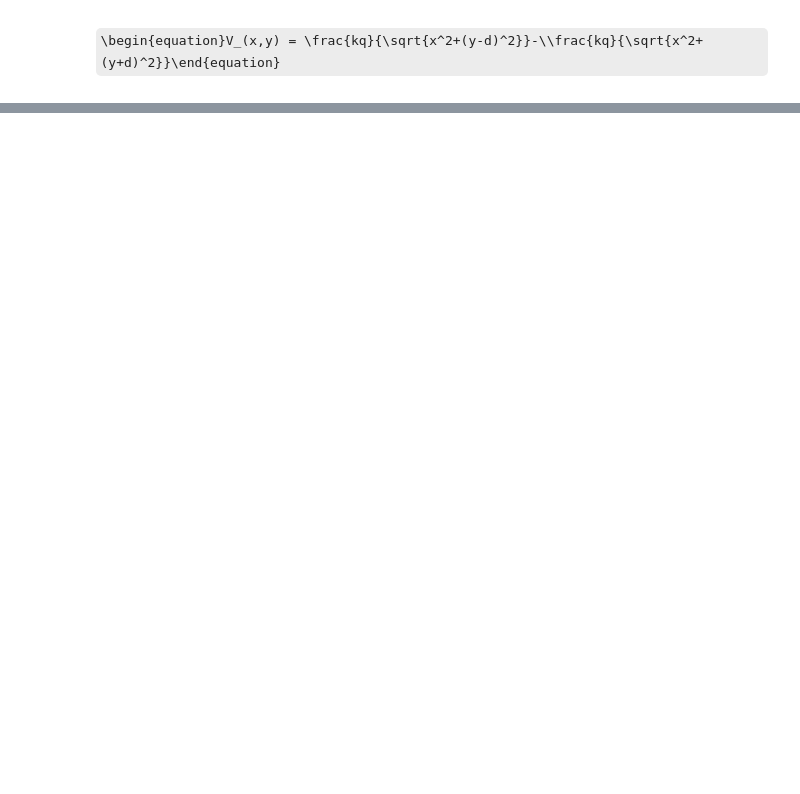
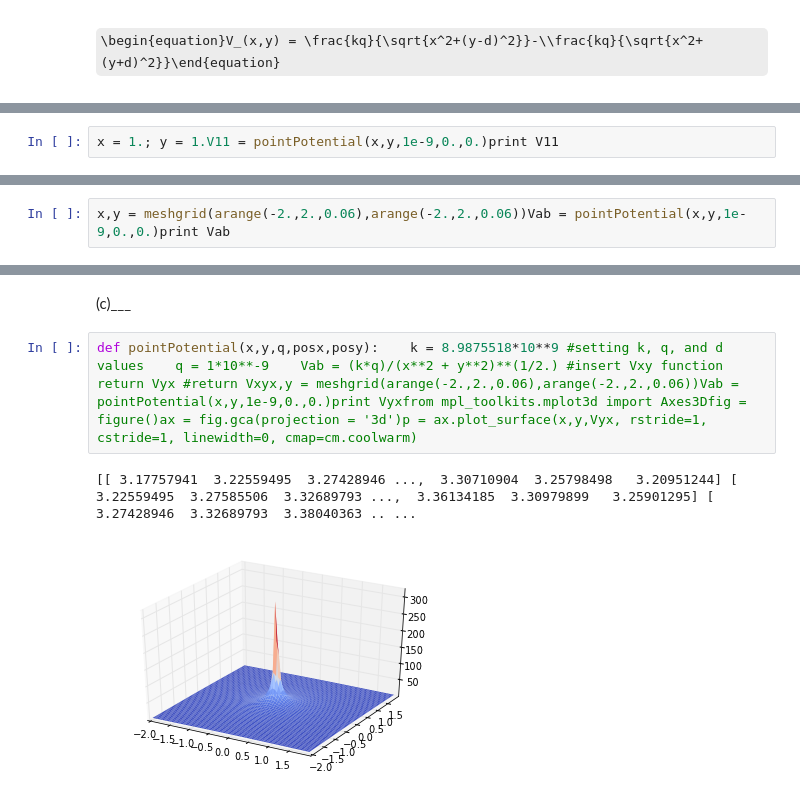
Before and after one commit to dnavaret/PHYS202-S13, a Jupyter notebook: Week4/Day1Tues.ipynb, the cells around one changed output, grey strips where cells are left out. Saved outputs shown, nothing was run; the diff lists cells and outputs as text; some formulas as TeX source; blank space fills up the shorter version.

```diff
--- a/Week4/Day1Tues.ipynb
+++ b/Week4/Day1Tues.ipynb
@@ -67,0 +81,2 @@ ValueError: total size of new array must be unchanged
+# %%
+x = 1.; y = 1.V11 = pointPotential(x,y,1e-9,0.,0.)print V11
@@ -67,0 +85,2 @@ ValueError: total size of new array must be unchanged
+# %%
+x,y = meshgrid(arange(-2.,2.,0.06),arange(-2.,2.,0.06))Vab = pointPotential(x,y,1e-9,0.,0.)print Vab
@@ -67,0 +95,7 @@ ValueError: total size of new array must be unchanged
+# %% [markdown]
+(c)___
+# %%
+def pointPotential(x,y,q,posx,posy):    k = 8.9875518*10**9 #setting k, q, and d values    q = 1*10**-9    Vab = (k*q)/(x**2 + y**2)**(1/2.) #insert Vxy function    return Vyx #return Vxyx,y = meshgrid(arange(-2.,2.,0.06),arange(-2.,2.,0.06))Vab = pointPotential(x,y,1e-9,0.,0.)print Vyxfrom mpl_toolkits.mplot3d import Axes3Dfig = figure()ax = fig.gca(projection = '3d')p = ax.plot_surface(x,y,Vyx, rstride=1, cstride=1, linewidth=0, cmap=cm.coolwarm)
+# %% [output]
+[[ 3.17757941  3.22559495  3.27428946 ...,  3.30710904  3.25798498   3.20951244] [ 3.22559495  3.27585506  3.32689793 ...,  3.36134185  3.30979899   3.25901295] [ 3.27428946  3.32689793  3.38040363 .. ...
+[figure, added]
```
Also changed, not shown: parts of 16 cells of this notebook.
